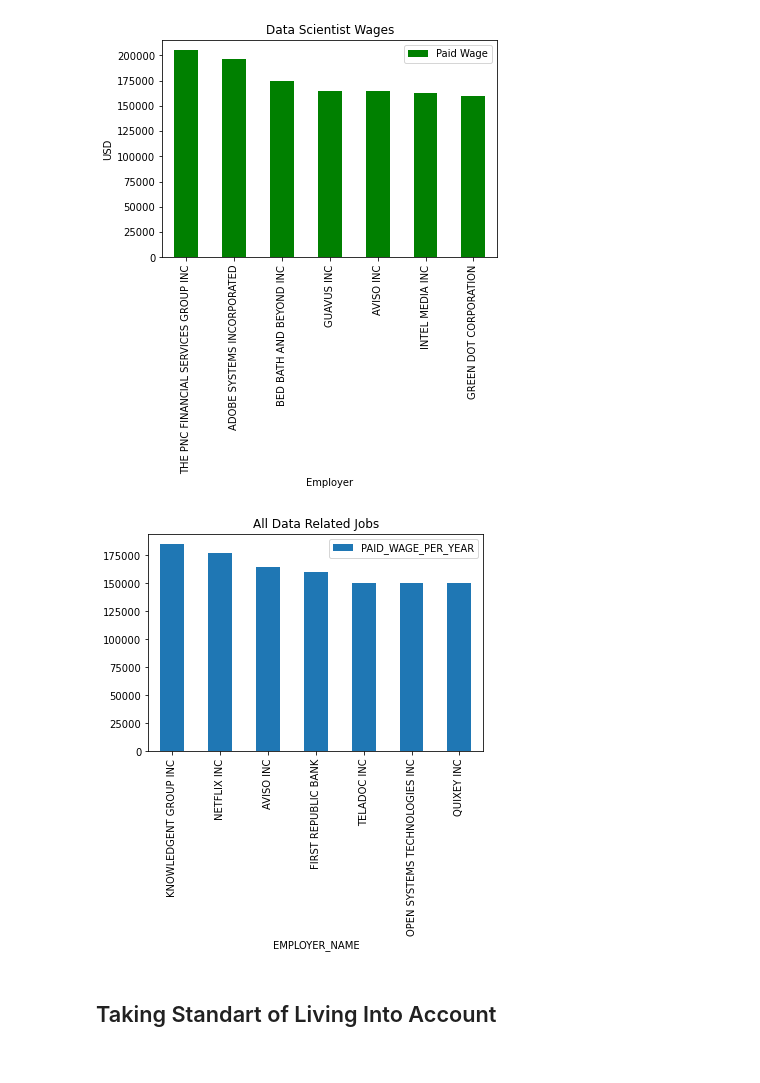
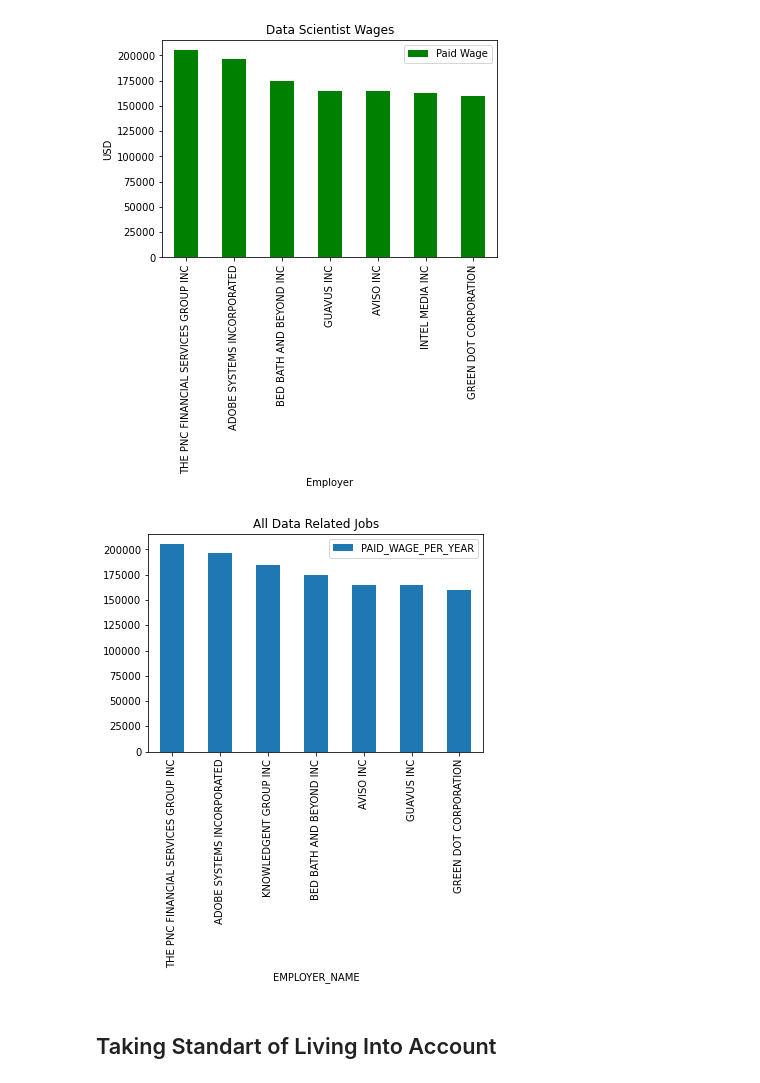
Before and after one commit to vu13/DS311GroupProject, a Jupyter notebook: Question_2_what_states_have_the_highest_paying_data_related_salaries?.ipynb, the cells around one changed output. Saved outputs shown, nothing was run; the diff lists cells and outputs as text; code cells hidden in the pictures.

Commit message:
Small Error on One of The plots is Fixed

```diff
--- a/Question_2_what_states_have_the_highest_paying_data_related_salaries?.ipynb
+++ b/Question_2_what_states_have_the_highest_paying_data_related_salaries?.ipynb
@@ -165,12 +165,12 @@ plt.show()
 # %%
 #Lastly, lets create a plot where we see the top paying companies for all data related jobs for perspective.
 all_data_sorted_em = data_salaries_df.groupby('EMPLOYER_NAME').mean().sort_values(by="PAID_WAGE_PER_YEAR"
-                                                                                  , ascending=[False])
-sorted_analyst_df_em.head(state_count).plot(x ='EMPLOYER_NAME', y='PAID_WAGE_PER_YEAR'
+                                                                                  , ascending=[False]).reset_index()
+all_data_sorted_em.head(state_count).plot(x ='EMPLOYER_NAME', y='PAID_WAGE_PER_YEAR'
                                             , kind = 'bar').set_title("All Data Related Jobs")
 plt.show()
 # %% [output]
-[figure, old version]
+[figure, new version]
 # %% [markdown]
 ## Taking Standart of Living Into Account
 # %%
```
